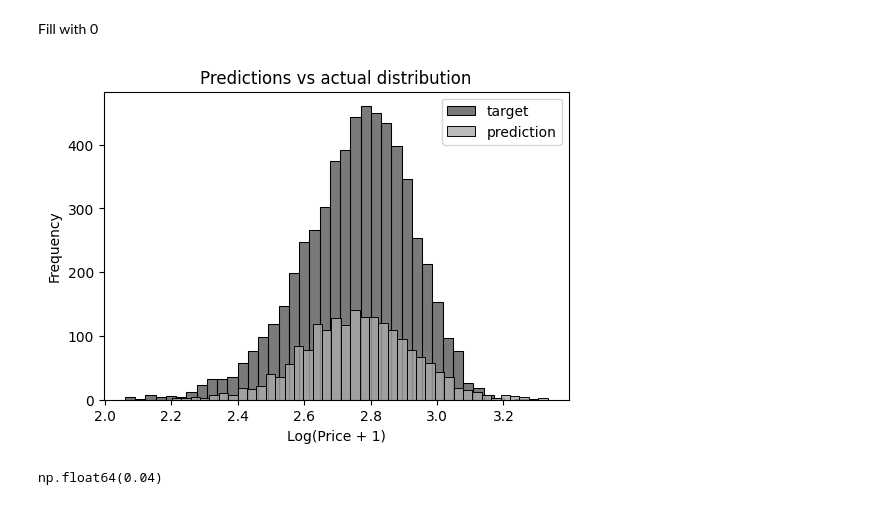
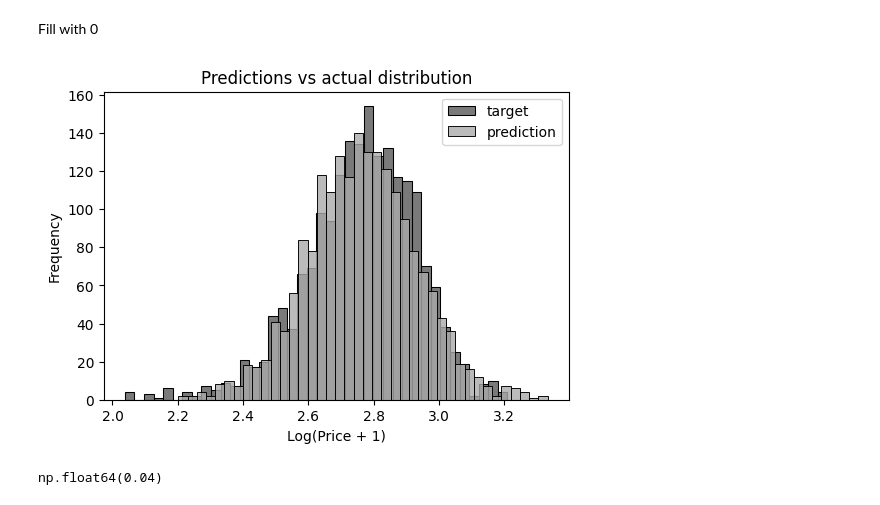
Before and after one commit to moreaujean/ml-zoomcamp, a Jupyter notebook: 02/homework.ipynb, the cells around one changed output. Drawn from its saved outputs; the diff is of its cells as text; code cells hidden in the pictures.

Commit message:
plot validation data

```diff
--- a/02/homework.ipynb
+++ b/02/homework.ipynb
@@ -111,26 +111,26 @@ Fill with 0
 # %%
 df_filled = df_train.fillna(0)
 
 X_train = prepare_X(df_filled)
 w_0, w = train_linear_regression(X_train, y_train)
 
 X_val = df_val.fillna(0).values
 y_pred = w_0 + X_val.dot(w)
 
 plt.figure(figsize=(6, 4))
 
-sns.histplot(y_train, label='target', color='#222222', alpha=0.6, bins=40)
+sns.histplot(y_val, label='target', color='#222222', alpha=0.6, bins=40)
 sns.histplot(y_pred, label='prediction', color='#aaaaaa', alpha=0.8, bins=40)
 
 plt.legend()
 
 plt.ylabel('Frequency')
 plt.xlabel('Log(Price + 1)')
 plt.title('Predictions vs actual distribution')
 
 plt.show()
 # %% [output]
-[figure, old version]
+[figure, new version]
 # %%
 score = rmse(y_val, y_pred)
 round(score, 2)
```
Also changed, not shown: parts of 1 cell of this notebook.
